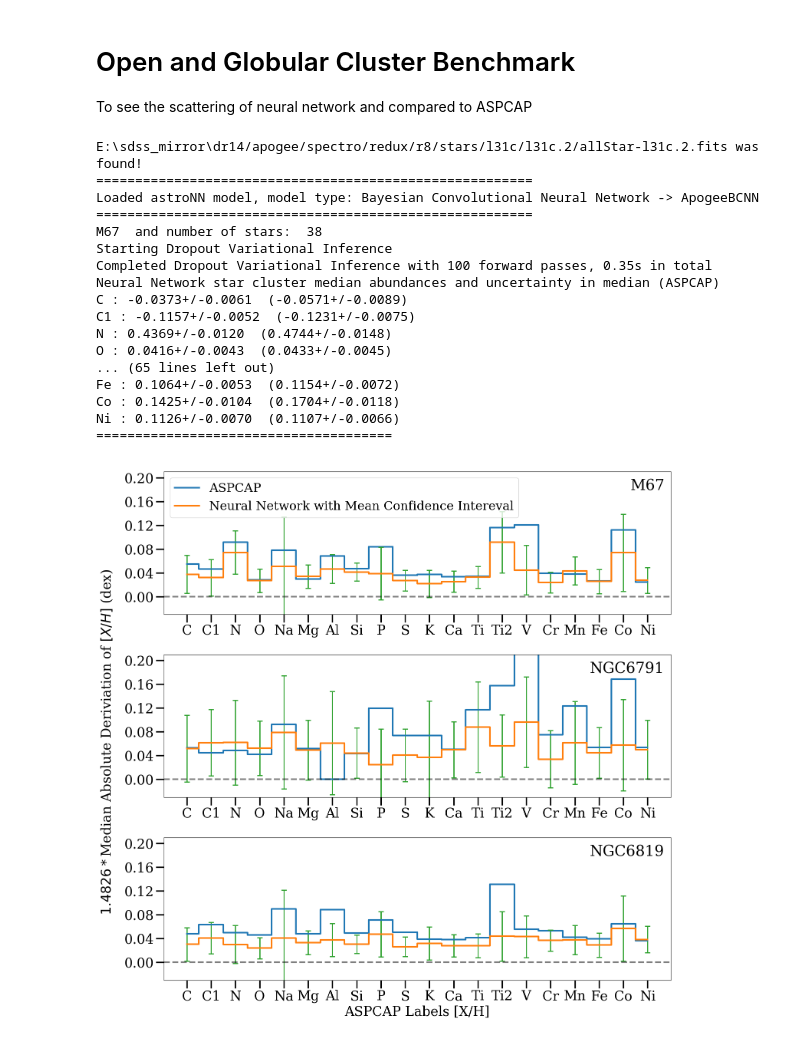
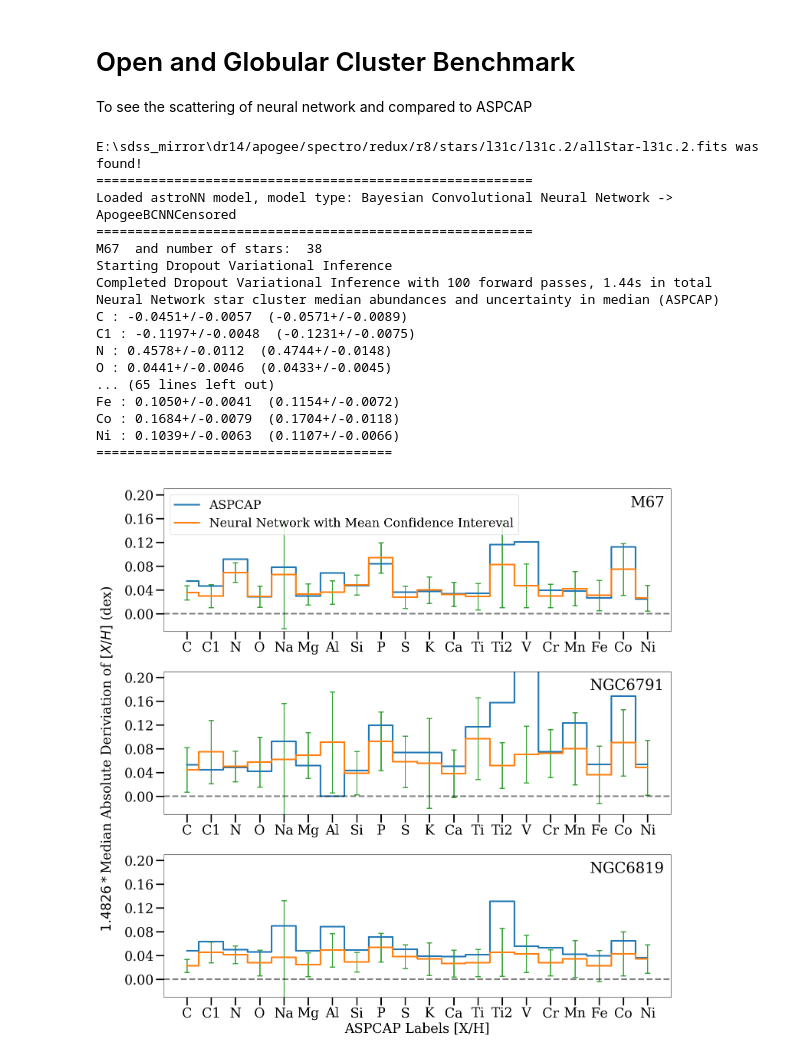
Before and after one commit to henrysky/astroNN_spectra_paper_figures, a Jupyter notebook: Open_Globular_Cluster_Benchmark.ipynb, the cells around one changed output. Cells and saved outputs as stored; diff of their text form; code cells hidden in the pictures.

```diff
--- a/Open_Globular_Cluster_Benchmark.ipynb
+++ b/Open_Globular_Cluster_Benchmark.ipynb
@@ -3,6 +3,7 @@
 
 To see the scattering of neural network and compared to ASPCAP
 # %%
+%matplotlib inline
 import numpy as np
 import pylab as plt
 from matplotlib.ticker import NullFormatter,MultipleLocator, FormatStrFormatter
@@ -28,7 +29,7 @@ def apstar_normalization(spectra, spectra_err, _spec_mask):
     return apogee_continuum(spectra=spectra, spectra_err=spectra_err, cont_mask=None, deg=2, dr=14, bitmask=_spec_mask)
 
 # load the trained neural network model described in the paper
-bcnn = load_folder('astroNN_0520_run001')
+bcnn = load_folder('astroNN_0605_run007')
 targetname = bcnn.targetname  # find out which neural repsondable to what
 
 # load open cluster data
@@ -74,9 +75,9 @@ for name in uni_names:
 
     # Bayesian Neural Network Inference
     pred, pred_err = bcnn.test(spec[1:])
-    # 4-24 are indices representing ASPCAP chemical abundances from output neurones (C/H to Ni/H)
-    pred_scatter = mad_std(pred[:,4:24], axis=0)
-    mean_uncertainty = np.mean(pred_err['total'][:, 4:24], axis=0)
+    # 2: are indices representing ASPCAP chemical abundances from output neurones (C/H to Ni/H)
+    pred_scatter = mad_std(pred[:, 2:], axis=0)
+    mean_uncertainty = np.mean(pred_err['total'][:, 2:], axis=0)
     aspcap_scatter = mad_std(aspcap_result, axis=0)
 
     if name=='M67':
@@ -87,12 +88,12 @@ for name in uni_names:
         m67_aspcap_mean = np.median(aspcap_result, axis=0)
         m67_aspcap_uncer = mad_std(aspcap_result, axis=0) / np.sqrt(indices.shape[0])
 
-        m67_nn_mean = np.median(pred[:,4:24], axis=0)
-        m67_nn_uncer_in_mean = mad_std(pred[:,4:24], axis=0) / np.sqrt(indices.shape[0])
+        m67_nn_mean = np.median(pred[:, 2:], axis=0)
+        m67_nn_uncer_in_mean = mad_std(pred[:, 2:], axis=0) / np.sqrt(indices.shape[0])
 
         print('Neural Network star cluster median abundances and uncertainty in median (ASPCAP)')
         for i in range(20):
-            print(bcnn.targetname[4:24][i], f': {m67_nn_mean[i]:.{4}f}+/-{m67_nn_uncer_in_mean[i]:.{4}f}',
+            print(bcnn.targetname[2:][i], f': {m67_nn_mean[i]:.{4}f}+/-{m67_nn_uncer_in_mean[i]:.{4}f}',
                   f' ({m67_aspcap_mean[i]:.{4}f}+/-{m67_aspcap_uncer[i]:.{4}f})')
         print('=====================================\n')
 
@@ -104,12 +105,12 @@ for name in uni_names:
         n6791_aspcap_mean = np.median(aspcap_result, axis=0)
         n6791_aspcap_uncer = mad_std(aspcap_result, axis=0) / np.sqrt(indices.shape[0])
 
-        n6791_nn_mean = np.median(pred[:,4:24], axis=0)
-        n6791_nn_uncer_in_mean = mad_std(pred[:,4:24], axis=0) / np.sqrt(indices.shape[0])
+        n6791_nn_mean = np.median(pred[:, 2:], axis=0)
+        n6791_nn_uncer_in_mean = mad_std(pred[:, 2:], axis=0) / np.sqrt(indices.shape[0])
 
         print('Neural Network star cluster median abundances and uncertainty in median (ASPCAP)')
         for i in range(20):
-            print(bcnn.targetname[4:24][i], f': {n6791_nn_mean[i]:.{4}f}+/-{n6791_nn_uncer_in_mean[i]:.{4}f}',
+            print(bcnn.targetname[2:][i], f': {n6791_nn_mean[i]:.{4}f}+/-{n6791_nn_uncer_in_mean[i]:.{4}f}',
                   f' ({n6791_aspcap_mean[i]:.{4}f}+/-{n6791_aspcap_uncer[i]:.{4}f})')
         print('=====================================\n')
 
@@ -121,12 +122,12 @@ for name in uni_names:
         n6819_aspcap_mean = np.median(aspcap_result, axis=0)
         n6819_aspcap_uncer = mad_std(aspcap_result, axis=0) / np.sqrt(indices.shape[0])
 
-        n6819_nn_mean = np.median(pred[:,4:24], axis=0)
-        n6819_nn_uncer_in_mean = mad_std(pred[:,4:24], axis=0) / np.sqrt(indices.shape[0])
+        n6819_nn_mean = np.median(pred[:, 2:], axis=0)
+        n6819_nn_uncer_in_mean = mad_std(pred[:, 2:], axis=0) / np.sqrt(indices.shape[0])
 
         print('Neural Network star cluster median abundances and uncertainty in median (ASPCAP)')
         for i in range(20):
-            print(bcnn.targetname[4:24][i], f': {n6819_nn_mean[i]:.{4}f}+/-{n6819_nn_uncer_in_mean[i]:.{4}f}',
+            print(bcnn.targetname[2:][i], f': {n6819_nn_mean[i]:.{4}f}+/-{n6819_nn_uncer_in_mean[i]:.{4}f}',
                   f' ({n6819_aspcap_mean[i]:.{4}f}+/-{n6819_aspcap_uncer[i]:.{4}f})')
         print('======================================\n')
 
@@ -144,8 +145,8 @@ ax[0].errorbar(np.arange(20), m67_nn_scatter, yerr=m67_nn_m_uncer,
 ax[0].set_ylim((-0.03, 0.21))
 ax[0].annotate("M67", xy=(0.92,0.87),xycoords='axes fraction', fontsize=28)
 ax[0].legend(loc='upper left', fontsize=23)
-ax[0].set_xticks(np.arange(len([xn for xn in bcnn.targetname[4:24]])))
-ax[0].set_xticklabels([f"{xn}" for xn in bcnn.targetname[4:24]])
+ax[0].set_xticks(np.arange(len([xn for xn in bcnn.targetname[2:]])))
+ax[0].set_xticklabels([f"{xn}" for xn in bcnn.targetname[2:]])
 ax[0].yaxis.set_major_locator(ml)
 ax[0].tick_params(labelsize=25, width=2.5, length=15, which='major')
 ax[0].tick_params(axis='y',labelsize=25, width=2, length=7, which='minor')
@@ -158,47 +159,47 @@ ax[1].errorbar(np.arange(20), n6791_nn_scatter, yerr=n6791_nn_m_uncer,
                linestyle='None', capsize=5, elinewidth=2., capthick=2)
 ax[1].annotate("NGC6791", xy=(0.84,0.87),xycoords='axes fraction', fontsize=28)
 ax[1].set_ylim((-0.03, 0.21))
-ax[1].set_xticks(np.arange(len([xn for xn in bcnn.targetname[4:24]])))
+ax[1].set_xticks(np.arange(len([xn for xn in bcnn.targetname[2:]])))
 ax[1].tick_params(labelsize=25, width=2.5, length=15, which='major')
-ax[1].set_xticklabels([f"{xn}" for xn in bcnn.targetname[4:24]])
+ax[1].set_xticklabels([f"{xn}" for xn in bcnn.targetname[2:]])
 ax[1].yaxis.set_major_locator(ml)
 ax[1].axhline(0.00, ls='--', c='k', lw=3., alpha=0.5)
 
 ax[2].plot(n6819_aspcap, ls='steps-mid', linewidth=3.)
 ax[2].plot(n6819_nn_scatter, ls='steps-mid', linewidth=3.)
 ax[2].errorbar(np.arange(20), n6819_nn_scatter, yerr=n6819_nn_m_uncer,
                linestyle='None', capsize=5, elinewidth=2., capthick=2.)
 ax[2].annotate("NGC6819", xy=(0.84,0.87),xycoords='axes fraction', fontsize=28)
 ax[2].set_ylim((-0.03, 0.21))
-ax[2].set_xticks(np.arange(len([xn for xn in bcnn.targetname[4:24]])))
-ax[2].set_xticklabels([f"{xn}" for xn in bcnn.targetname[4:24]])
+ax[2].set_xticks(np.arange(len([xn for xn in bcnn.targetname[2:]])))
+ax[2].set_xticklabels([f"{xn}" for xn in bcnn.targetname[2:]])
 ax[2].tick_params(labelsize=25, width=2.5, length=15, which='major')
 ax[2].yaxis.set_major_locator(ml)
 ax[2].axhline(0.00, ls='--', c='k', lw=3., alpha=0.5)
 ax[2].set_xlabel('ASPCAP Labels [X/H]', fontsize=25)
 
 f.text(-0.01, 0.5, '$1.4826*$'+'Median Absolute Deriviation of '+'$[X/H]$'+' (dex)', ha='center',
        va='center', fontdict={'fontsize':25}, rotation='vertical')
 f.tight_layout()
 
 f.savefig('open_clusters.png')
 # %% [output]
 E:\sdss_mirror\dr14/apogee/spectro/redux/r8/stars/l31c/l31c.2/allStar-l31c.2.fits was found!
 ========================================================
-Loaded astroNN model, model type: Bayesian Convolutional Neural Network -> ApogeeBCNN
+Loaded astroNN model, model type: Bayesian Convolutional Neural Network -> ApogeeBCNNCensored
 ========================================================
 M67  and number of stars:  38
 Starting Dropout Variational Inference
-Completed Dropout Variational Inference with 100 forward passes, 0.35s in total
+Completed Dropout Variational Inference with 100 forward passes, 1.44s in total
 Neural Network star cluster median abundances and uncertainty in median (ASPCAP)
-C : -0.0373+/-0.0061  (-0.0571+/-0.0089)
-C1 : -0.1157+/-0.0052  (-0.1231+/-0.0075)
-N : 0.4369+/-0.0120  (0.4744+/-0.0148)
-O : 0.0416+/-0.0043  (0.0433+/-0.0045)
+C : -0.0451+/-0.0057  (-0.0571+/-0.0089)
+C1 : -0.1197+/-0.0048  (-0.1231+/-0.0075)
+N : 0.4578+/-0.0112  (0.4744+/-0.0148)
+O : 0.0441+/-0.0046  (0.0433+/-0.0045)
 ... (65 lines left out)
-Fe : 0.1064+/-0.0053  (0.1154+/-0.0072)
-Co : 0.1425+/-0.0104  (0.1704+/-0.0118)
-Ni : 0.1126+/-0.0070  (0.1107+/-0.0066)
+Fe : 0.1050+/-0.0041  (0.1154+/-0.0072)
+Co : 0.1684+/-0.0079  (0.1704+/-0.0118)
+Ni : 0.1039+/-0.0063  (0.1107+/-0.0066)
 ======================================
-[figure, old version]
+[figure, new version]
 # %%
```
Also changed, not shown: parts of 1 cell of this notebook, 11 other files.
